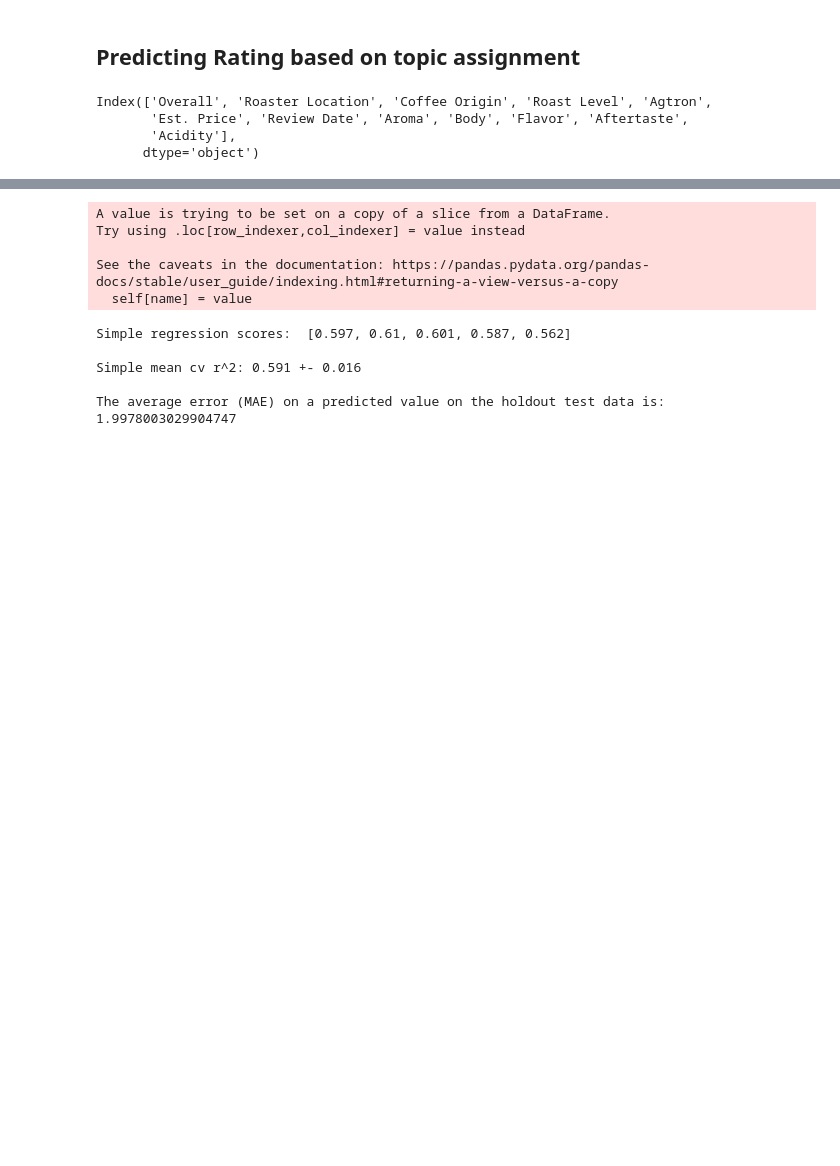
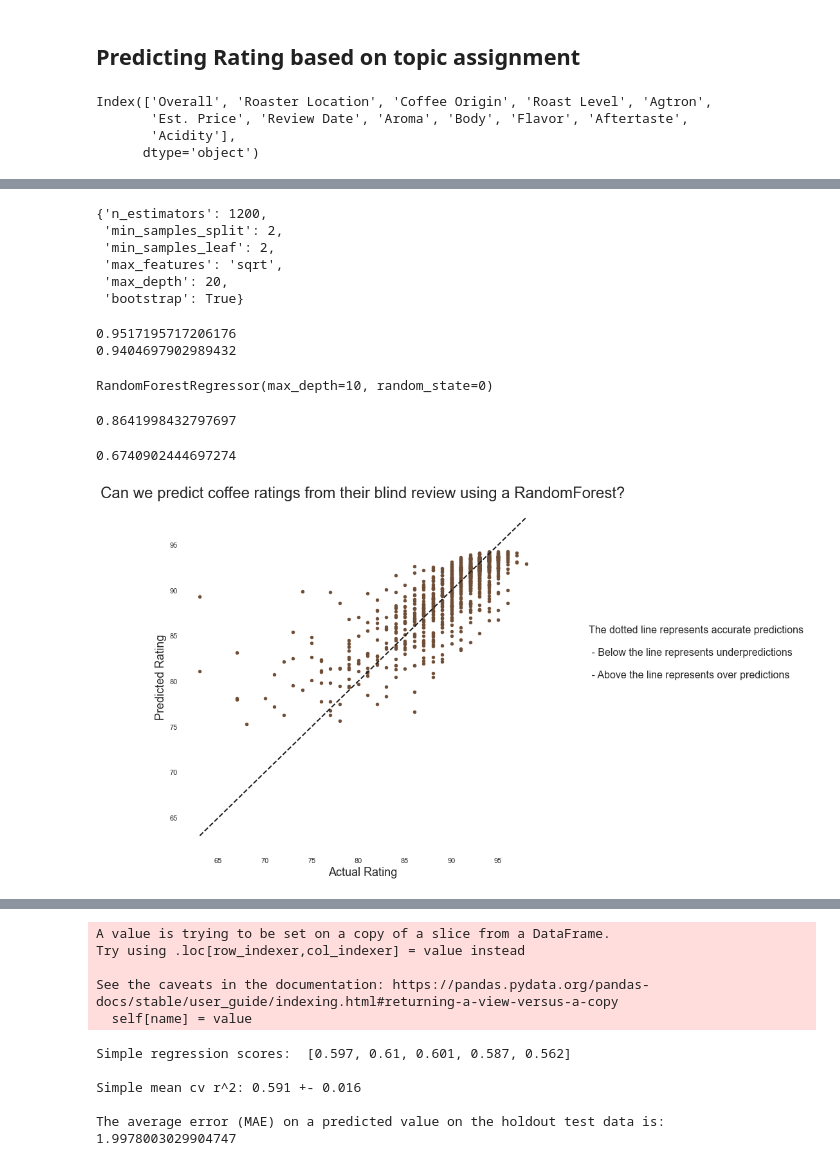
Before and after one commit to ejfeldman7/coffee-reviews-nlp, a Jupyter notebook: Notebooks/coffee_ratings_models.ipynb, the cells around one changed output, grey strips where cells are left out. Drawn from its saved outputs; the diff is of its cells as text; code cells hidden in the pictures; blank space fills up the shorter version.

Commit message:
Updated ratings models with RFR

```diff
--- a/Notebooks/coffee_ratings_models.ipynb
+++ b/Notebooks/coffee_ratings_models.ipynb
@@ -49,0 +111,45 @@ Index(['Overall', 'Roaster Location', 'Coffee Origin', 'Roast Level', 'Agtron',
+# %%
+rf_randomnum.best_params_
+# %% [output]
+{'n_estimators': 1200,
+ 'min_samples_split': 2,
+ 'min_samples_leaf': 2,
+ 'max_features': 'sqrt',
+ 'max_depth': 20,
+ 'bootstrap': True}
+# %%
+print(rf_randomnum.score(numerical_X, numerical_y))
+print(rf_randomnum.score(X_numerical, y_numerical))
+# %% [output]
+0.9517195717206176
+0.9404697902989432
+# %%
+rfr = RandomForestRegressor(max_depth=5, criterion='mse', random_state=0)
+rfr.fit(big_X, big_y)
+# %% [output]
+RandomForestRegressor(max_depth=10, random_state=0)
+# %%
+rfr.score(big_X,big_y)
+# %% [output]
+0.8641998432797697
+# %%
+rfr.score(X_big,y_big)
+# %% [output]
+0.6740902444697274
+# %%
+y = useful.rating
+test_set_pred = rfr.predict(X_big)
+sns.set(rc={'figure.figsize':(10, 10)})
+fig, ax = plt.subplots()
+ax.scatter(y_big, test_set_pred, s=20,color='#6f4e37')
+ax.set_facecolor('white')
+ax.plot([y.min(), y.max()], [y.min(), y.max()], 'k--', lw=2)
+ax.set_xlabel('Actual Rating',fontsize=18)
+ax.set_ylabel('Predicted Rating',fontsize=18)
+ax.set_title('Can we predict coffee ratings from their blind review using a RandomForest?',fontsize=24)
+txt = 'The dotted line represents accurate predictions' + '\n \n'+' - Below the line represents underpredictions' + '\n\n'+ ' - Above the line represents over predictions'
+text = fig.text(1,.5,txt,fontsize=16)
+# fig.savefig('OneDrive\Desktop\Metis\Projects\Project 2\wridge_actualvspredicted',kind='png')
+plt.show()
+# %% [output]
+[figure, added]
```
Also changed, not shown: parts of 14 cells of this notebook.
